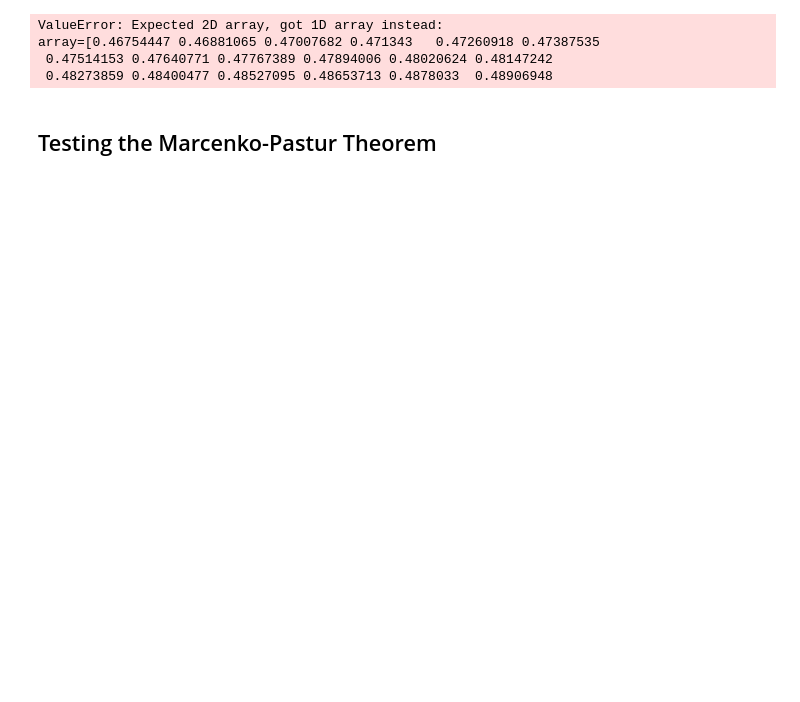
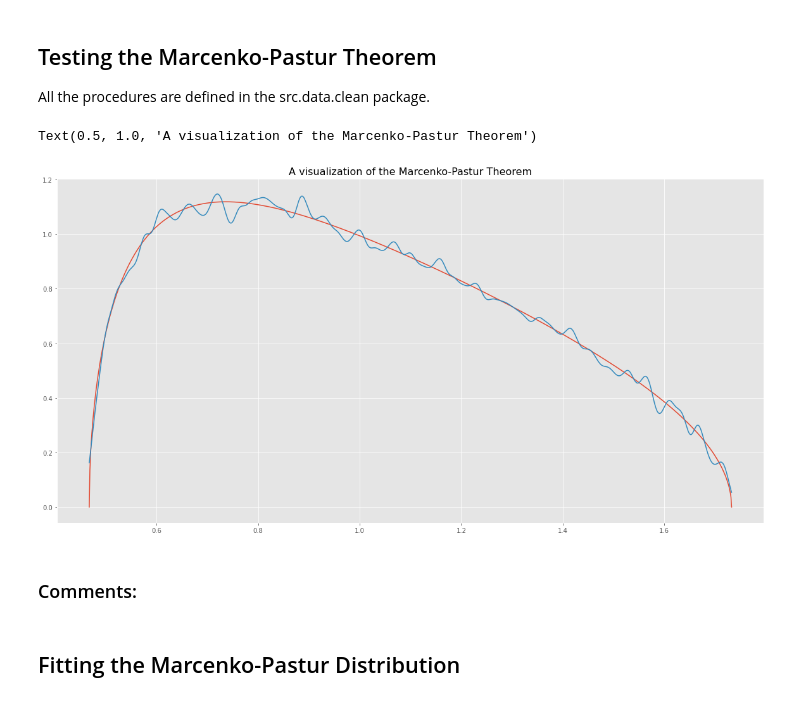
Before and after one commit to samatix/ml-asset-managers, a Jupyter notebook: notebooks/denoising_detoining.ipynb, the cells around one changed output. Cells and saved outputs as stored; diff of their text form; code cells hidden in the pictures; blank space fills up the shorter version.

```diff
--- a/notebooks/denoising_detoining.ipynb
+++ b/notebooks/denoising_detoining.ipynb
@@ -16,18 +14,26 @@ from src.testing.fixtures import CorrelationFactory
 plt.style.use('ggplot')
 plt.style.use('ggplot')
 plt.rcParams['figure.figsize'] = 20,10
+# %% [markdown]
+## Testing the Marcenko-Pastur Theorem
+
+All the procedures are defined in the src.data.clean package.
 # %%
 from src.data.clean import *
 # %%
 x = np.random.normal(size=(10000, 1000))
-eval0, evec0 = get_pca(np.corrcoef(x, rowvar=False))
-mp = MarcenkoPastur(1., q=x.shape[0]/float(x.shape[1]), points=1000)
-pdf0 = mp.pdf()
-pdf1 = fit_kde(np.diag(eval0), bandwidth=0.01, x=mp.eigen_values)
+eval0, _ = get_pca(np.corrcoef(x, rowvar=False))
+mp = MarcenkoPastur(points=1000)
+pdf0 = mp.pdf(var=1., q=x.shape[0]/float(x.shape[1]))
+pdf1 = fit_kde(np.diag(eval0), bandwidth=0.01, x=pdf0.index.values.reshape(-1, 1))
-# %% [output]
-ValueError: Expected 2D array, got 1D array instead:
-array=[0.46754447 0.46881065 0.47007682 0.471343   0.47260918 0.47387535
- 0.47514153 0.47640771 0.47767389 0.47894006 0.48020624 0.48147242
- 0.48273859 0.48400477 0.48527095 0.48653713 0.4878033  0.48906948
+# %%
+plt.plot(pdf0.index.values, pdf0)
+plt.plot(pdf0.index.values, pdf1)
+plt.title('A visualization of the Marcenko-Pastur Theorem', fontsize=16)
+# %% [output]
+Text(0.5, 1.0, 'A visualization of the Marcenko-Pastur Theorem')
+[figure, added]
+# %% [markdown]
+### Comments:
 # %% [markdown]
-## Testing the Marcenko-Pastur Theorem
+## Fitting the Marcenko-Pastur Distribution
```
Also changed, not shown: parts of 10 cells of this notebook, 1 other file.
